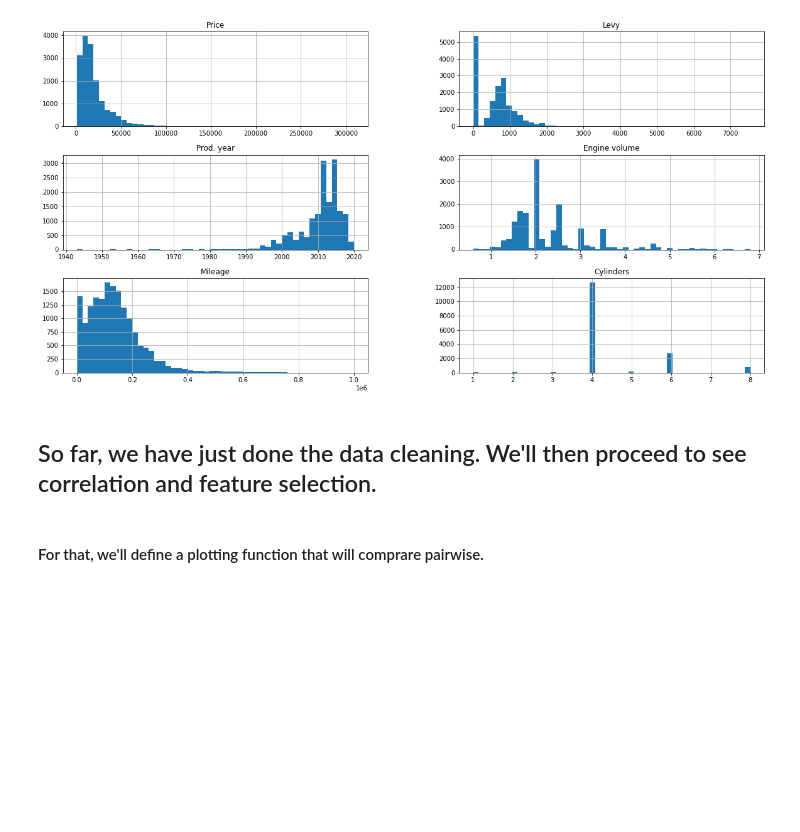
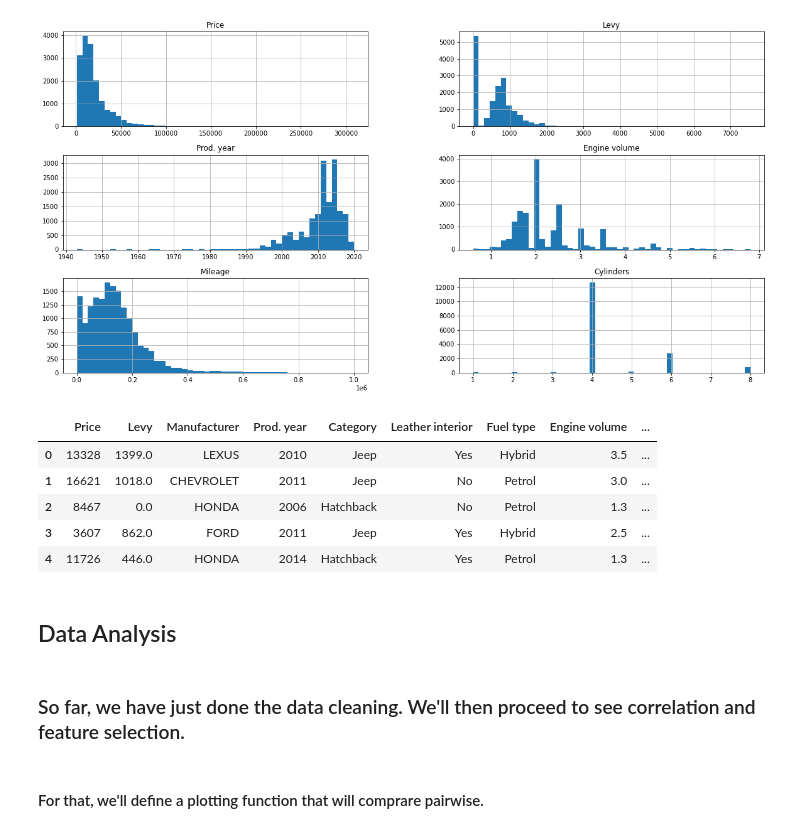
Before and after one commit to omunozsanchezdeloitte/Capstone---Group-3, a Jupyter notebook: Untitled.ipynb, the cells around one changed output. Cells and saved outputs as stored; diff of their text form; code cells hidden in the pictures; blank space fills up the shorter version.

Commit message:
Cleaning data

```diff
--- a/Untitled.ipynb
+++ b/Untitled.ipynb
@@ -749,8 +746,19 @@ cars.drop(index=indeces_to_drop,inplace=True)
 cars.hist(bins=50);
 # %% [output]
 [figure]
+# %%
+cars.head()
+# %% [output]
+|  | Price | Levy | Manufacturer | Prod. year | Category | Leather interior | Fuel type | Engine volume | ... |
+| 0 | 13328 | 1399.0 | LEXUS | 2010 | Jeep | Yes | Hybrid | 3.5 | ... |
+| 1 | 16621 | 1018.0 | CHEVROLET | 2011 | Jeep | No | Petrol | 3.0 | ... |
+| 2 | 8467 | 0.0 | HONDA | 2006 | Hatchback | No | Petrol | 1.3 | ... |
+| 3 | 3607 | 862.0 | FORD | 2011 | Jeep | Yes | Hybrid | 2.5 | ... |
+| 4 | 11726 | 446.0 | HONDA | 2014 | Hatchback | Yes | Petrol | 1.3 | ... |
+# %% [markdown]
+## Data Analysis
 # %% [markdown]
-## So far, we have just done the data cleaning. We'll then proceed to see correlation and feature selection.
+### So far, we have just done the data cleaning. We'll then proceed to see correlation and feature selection.
 # %% [markdown]
 #### For that, we'll define a plotting function that will comprare pairwise.
 # %%
```
Also changed, not shown: parts of 10 cells of this notebook.
